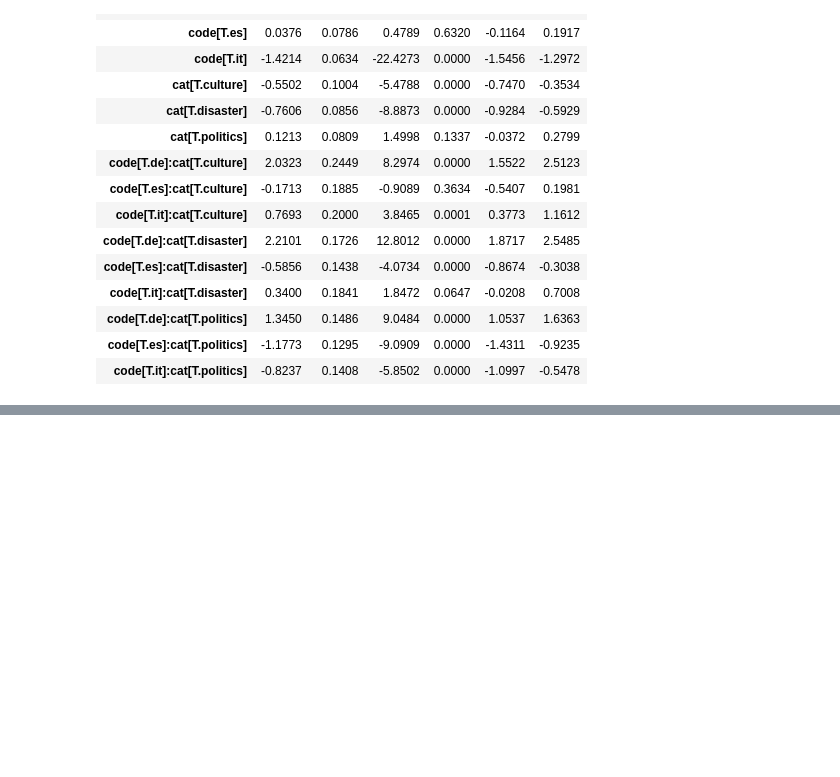
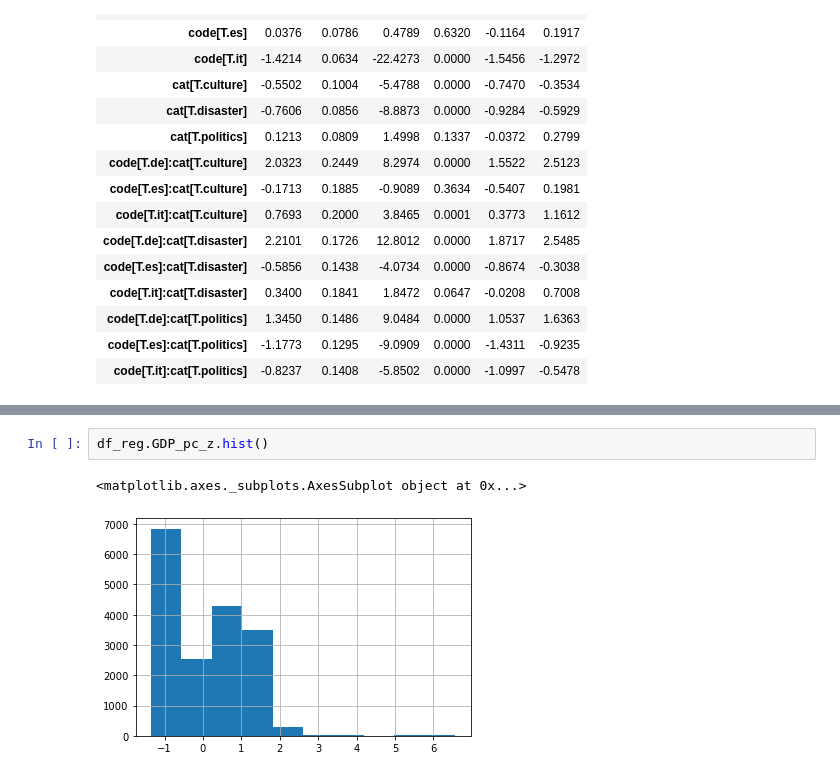
Before and after one commit to ruptho/wiki-event-bias, a Jupyter notebook: logreg_minviews.ipynb, the cells around one changed output, grey strips where cells are left out. Drawn from its saved outputs; the diff is of its cells as text; blank space fills up the shorter version.

```diff
--- a/logreg_minviews.ipynb
+++ b/logreg_minviews.ipynb
@@ -272,0 +280,5 @@ logreg_0 = smf.logit('noticed ~ code + cat + gni_class + gni_region + GDP_pc_log
+# %%
+df_reg.GDP_pc_z.hist()
+# %% [output]
+<matplotlib.axes._subplots.AxesSubplot object at 0x...>
+[figure, added]
```
Also changed, not shown: parts of 7 cells of this notebook, 1 other file.
